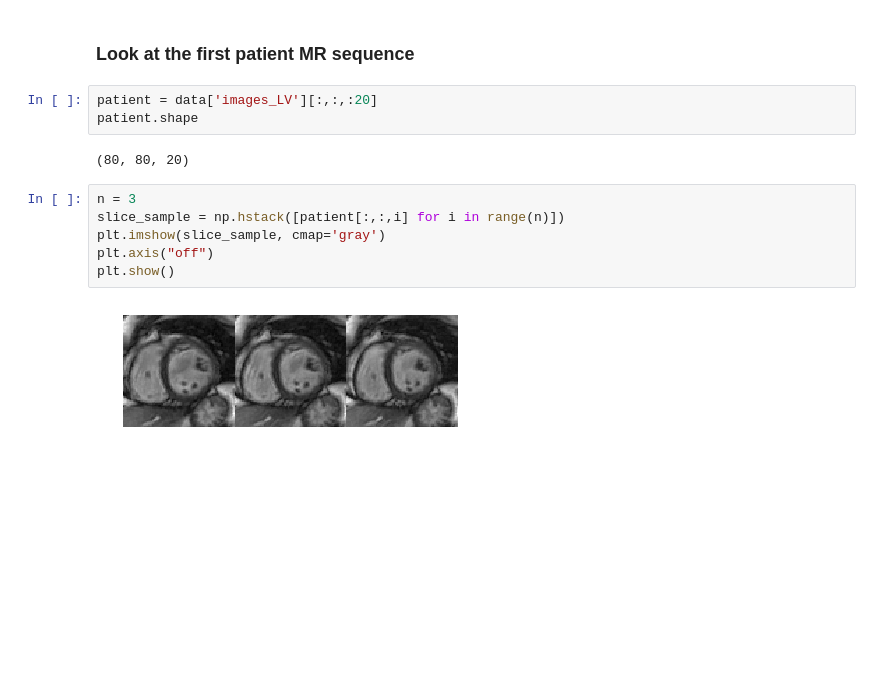
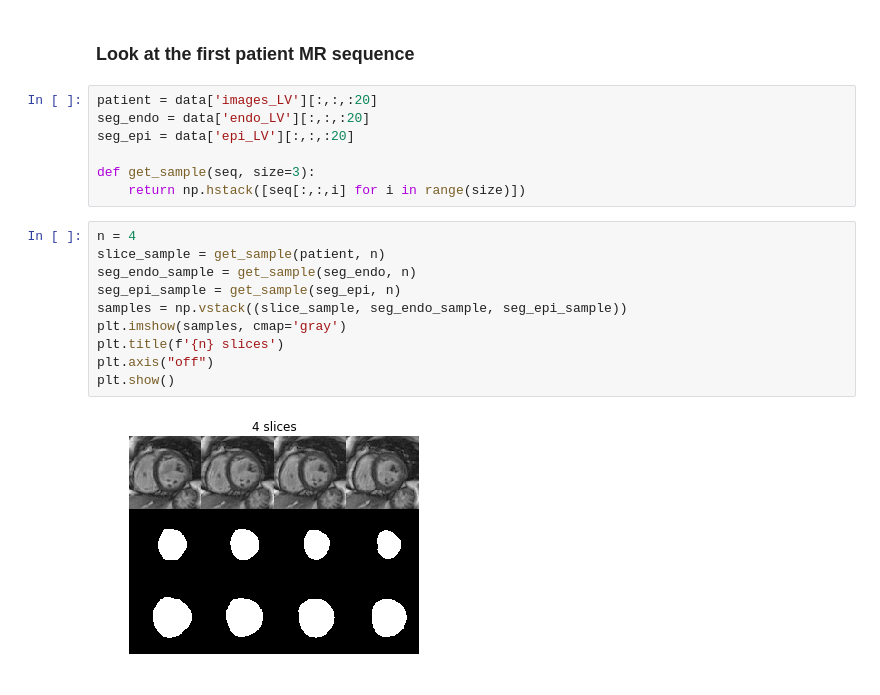
Before and after one commit to harrislin2018/LVQuan18, a Jupyter notebook: Main.ipynb, the cells around one changed output. Cells and saved outputs as stored; diff of their text form; blank space fills up the shorter version.

```diff
--- a/Main.ipynb
+++ b/Main.ipynb
@@ -45,16 +68,22 @@ Number of sequences in systolic phase  :  61
 Total                                  : 145
 # %% [markdown]
 ### Look at the first patient MR sequence
-# %%
-patient = data['images_LV'][:,:,:20]
-patient.shape
-# %% [output]
-(80, 80, 20)
-# %%
-n = 3
-slice_sample = np.hstack([patient[:,:,i] for i in range(n)])
-plt.imshow(slice_sample, cmap='gray')
-plt.axis("off")
-plt.show()
-# %% [output]
-[figure, removed]
+# %%
+patient = data['images_LV'][:,:,:20]
+seg_endo = data['endo_LV'][:,:,:20]
+seg_epi = data['epi_LV'][:,:,:20]
+
+def get_sample(seq, size=3):
+    return np.hstack([seq[:,:,i] for i in range(size)])
+# %%
+n = 4
+slice_sample = get_sample(patient, n)
+seg_endo_sample = get_sample(seg_endo, n)
+seg_epi_sample = get_sample(seg_epi, n)
+samples = np.vstack((slice_sample, seg_endo_sample, seg_epi_sample))
+plt.imshow(samples, cmap='gray')
+plt.title(f'{n} slices')
+plt.axis("off")
+plt.show()
+# %% [output]
+[figure, added]
```
Also changed, not shown: parts of 4 cells of this notebook.
